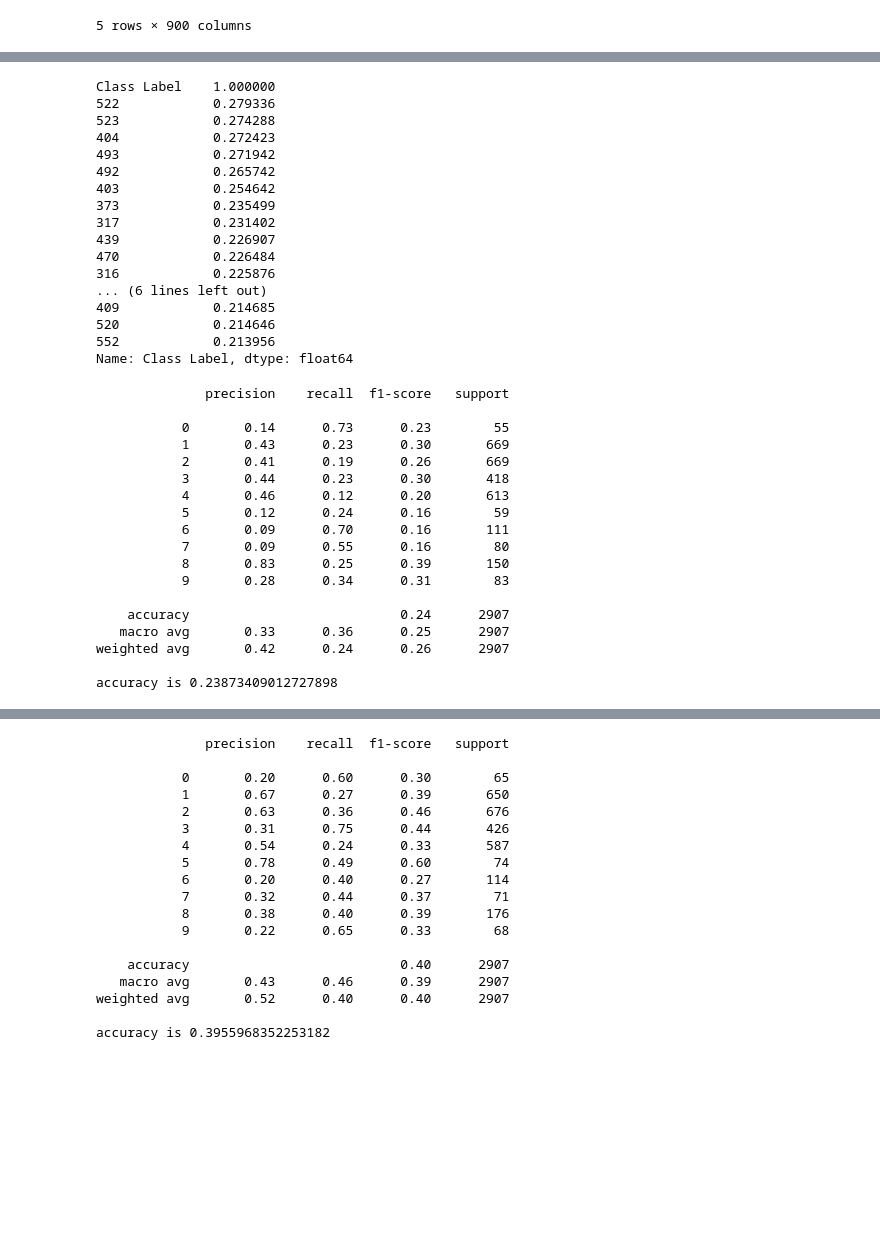
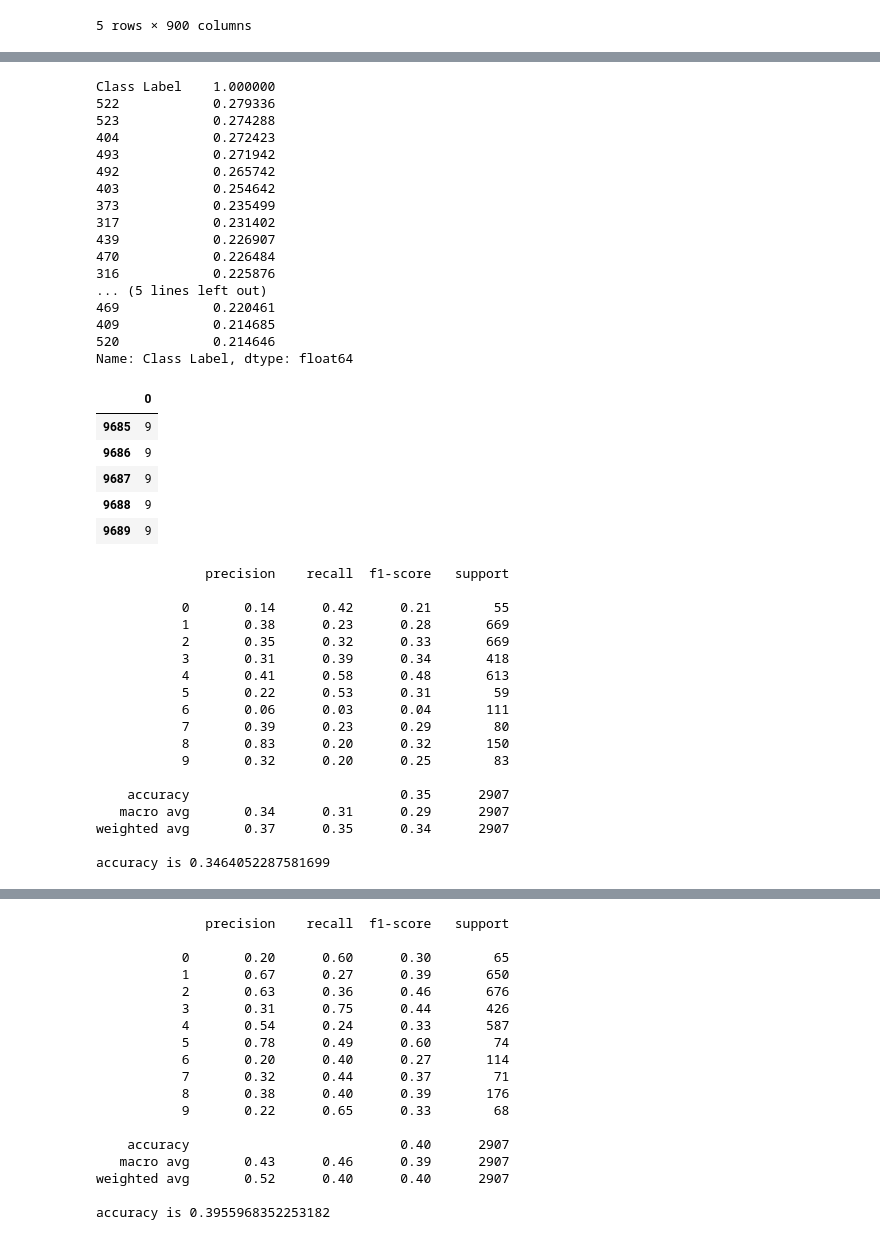
Before and after one commit to AtiqueAK/Data-Mining-and-Machine-Learning, a Jupyter notebook: Part 1 Final.ipynb, the cells around one changed output, grey strips where cells are left out. Cells and saved outputs as stored; diff of their text form; code cells hidden in the pictures; blank space fills up the shorter version.

```diff
--- a/Part 1 Final.ipynb
+++ b/Part 1 Final.ipynb
@@ -151,7 +173,7 @@ corr_matrix = data_2.corr()
 corr_data = corr_matrix["Class Label"].sort_values(ascending=False)
 
 # Print out the top 20 features
-corr_data[0:21]
+corr_data[0:20]
 # %% [output]
 Class Label    1.000000
 522            0.279336
@@ -165,10 +187,10 @@ Class Label    1.000000
 439            0.226907
 470            0.226484
 316            0.225876
-... (6 lines left out)
+... (5 lines left out)
+469            0.220461
 409            0.214685
 520            0.214646
-552            0.213956
 Name: Class Label, dtype: float64
 # %%
 # Listing the neeeded features to extract
@@ -194,16 +216,25 @@ data_to_save.to_csv("subset_2.csv")
 # %%
 # Read the target training data CSV file
 data_train = pd.read_csv("y_train_all.csv")
+# %%
+data_train.tail()
+# %% [output]
+|  | 0 |
+| 9685 | 9 |
+| 9686 | 9 |
+| 9687 | 9 |
+| 9688 | 9 |
+| 9689 | 9 |
 # %%
 # Splitting the data into Train and Test from traning dataset
 X_train, X_test, y_train, y_test = train_test_split(data_sm, data_train, test_size = 0.3, random_state = 1)
 # %%
-# Naive Bayes on whole dataset
-from sklearn.naive_bayes import GaussianNB
-Model = GaussianNB()
-Model.fit(X_train, y_train)
+# Multinominal Naive Bayes on whole dataset
+from sklearn.naive_bayes import MultinomialNB
+Model2 = MultinomialNB(force_alpha=True)
+Model2.fit(X_train, y_train)
 
-y_pred1 = Model.predict(X_test)
+y_pred1 = Model2.predict(X_test)
 
 # Summary of the predictions made by the classifier
 print(classification_report(y_test, y_pred1))
@@ -212,22 +243,22 @@ print('accuracy is',accuracy_score(y_pred1,y_test))
 # %% [output]
               precision    recall  f1-score   support
 
-           0       0.14      0.73      0.23        55
-           1       0.43      0.23      0.30       669
-           2       0.41      0.19      0.26       669
-           3       0.44      0.23      0.30       418
-           4       0.46      0.12      0.20       613
-           5       0.12      0.24      0.16        59
-           6       0.09      0.70      0.16       111
-           7       0.09      0.55      0.16        80
-           8       0.83      0.25      0.39       150
-           9       0.28      0.34      0.31        83
+           0       0.14      0.42      0.21        55
+           1       0.38      0.23      0.28       669
+           2       0.35      0.32      0.33       669
+           3       0.31      0.39      0.34       418
+           4       0.41      0.58      0.48       613
+           5       0.22      0.53      0.31        59
+           6       0.06      0.03      0.04       111
+           7       0.39      0.23      0.29        80
+           8       0.83      0.20      0.32       150
+           9       0.32      0.20      0.25        83
 
-    accuracy                           0.24      2907
-   macro avg       0.33      0.36      0.25      2907
-weighted avg       0.42      0.24      0.26      2907
+    accuracy                           0.35      2907
+   macro avg       0.34      0.31      0.29      2907
+weighted avg       0.37      0.35      0.34      2907
 
-accuracy is 0.23873409012727898
+accuracy is 0.3464052287581699
 # %%
 cm1 = confusion_matrix(y_test, y_pred1)
 cm1
```
Also changed, not shown: parts of 10 cells of this notebook, 5 other files.
